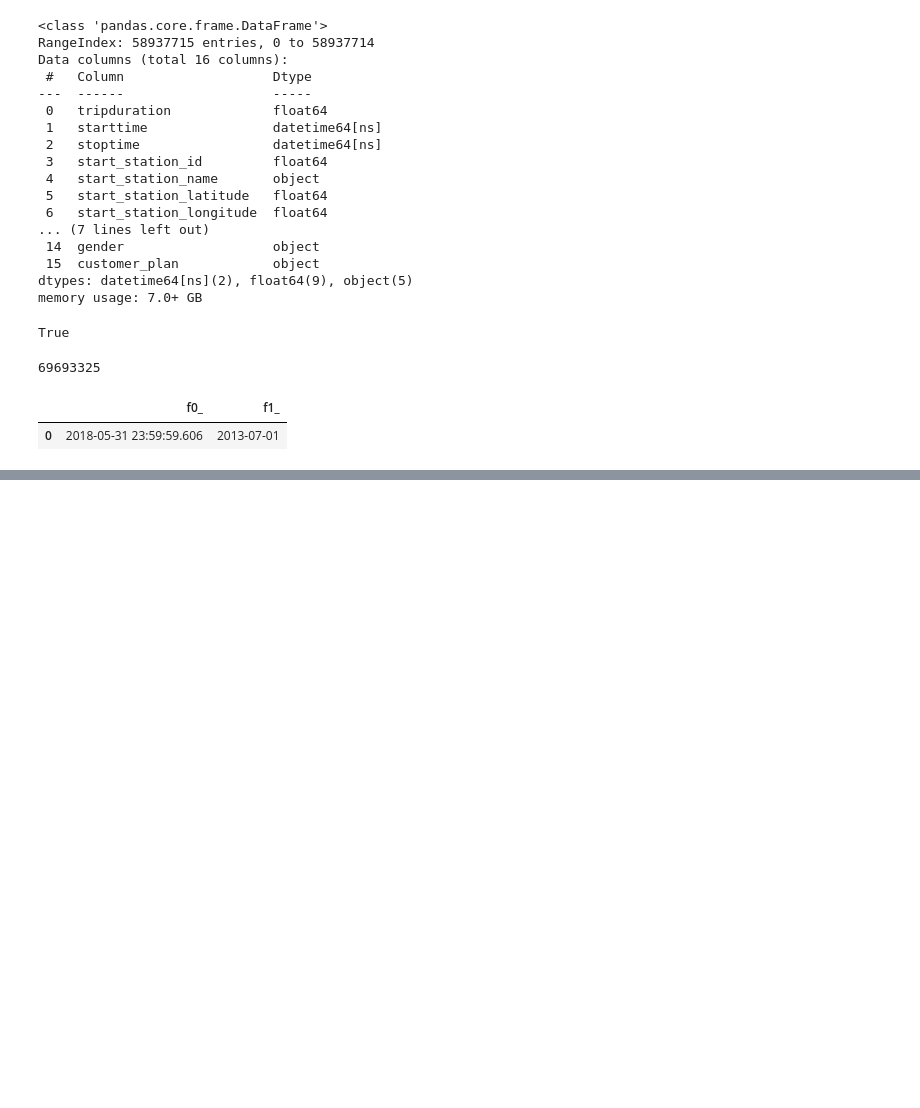
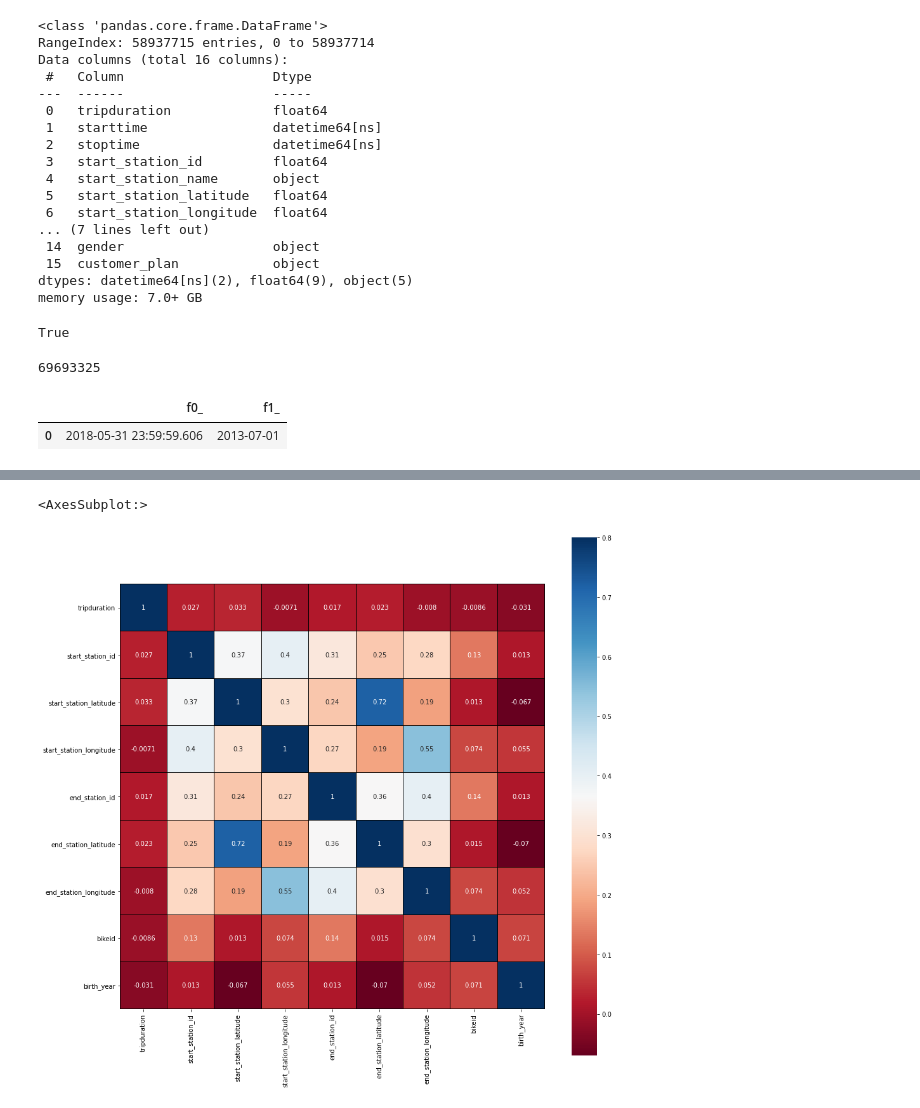
Before and after one commit to Pravdaray/Newyork_citybike_data_analysis, a Jupyter notebook: Basic_eda.ipynb, the cells around one changed output, grey strips where cells are left out. Saved outputs shown, nothing was run; the diff lists cells and outputs as text; code cells hidden in the pictures; blank space fills up the shorter version.

```diff
--- a/Basic_eda.ipynb
+++ b/Basic_eda.ipynb
@@ -278,0 +285,7 @@ SELECT max(starttime), min(starttime) FROM `bigquery-public-data.new_york_citibi
+# %%
+corr=df_trips.corr(method='spearman')
+plt.figure(figsize=(15,15))
+sns.heatmap(corr,vmax=.8,linewidths=0.01,square=True,annot=True,cmap='RdBu',linecolor='black')
+# %% [output]
+<AxesSubplot:>
+[figure, added]
```
Also changed, not shown: parts of 8 cells of this notebook, 2 other files.
